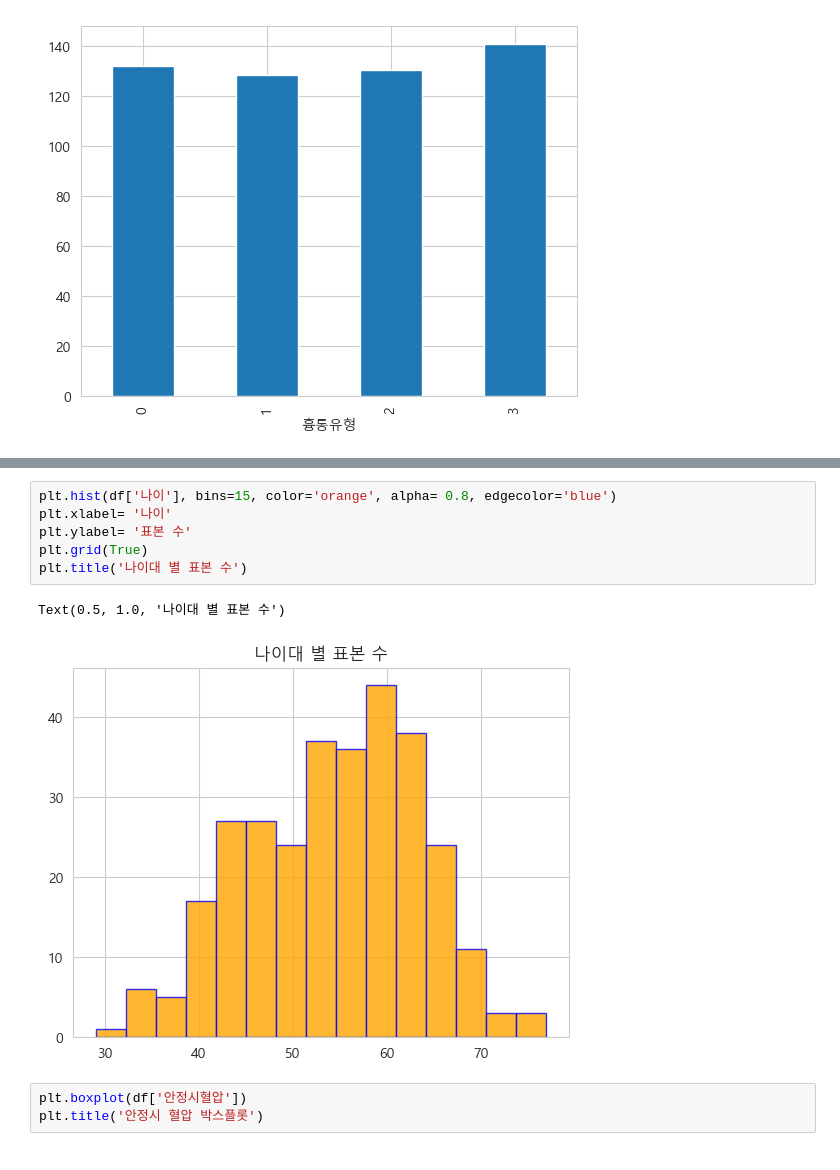
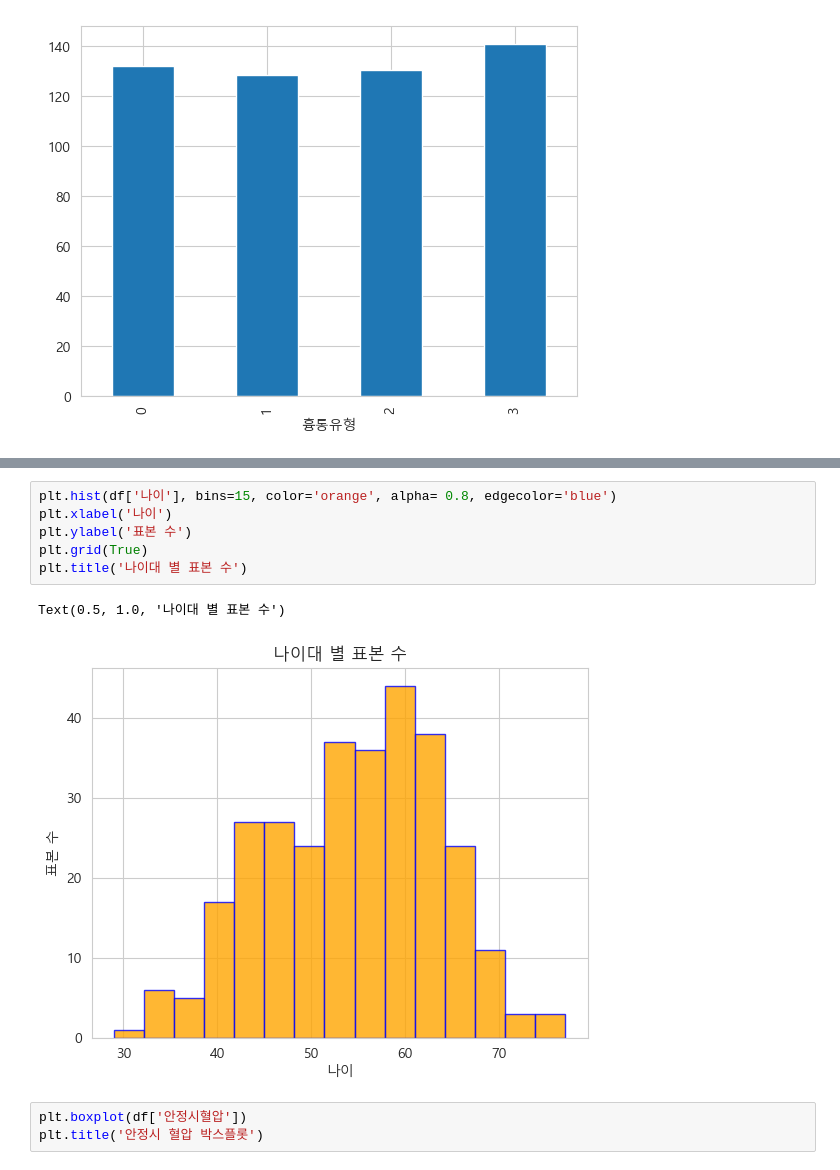
Before and after one commit to worldoftoddl/AICE-Associate-Study, a Jupyter notebook: 탐색적 데이터 분석 (시각화).ipynb, the cells around one changed output, grey strips where cells are left out. Saved outputs shown, nothing was run; the diff lists cells and outputs as text.

```diff
--- a/탐색적 데이터 분석 (시각화).ipynb
+++ b/탐색적 데이터 분석 (시각화).ipynb
@@ -182,12 +188,12 @@ Passing `palette` without assigning `hue` is deprecated and will be removed in v
 # %%
 plt.hist(df['나이'], bins=15, color='orange', alpha= 0.8, edgecolor='blue')
-plt.xlabel= '나이'
-plt.ylabel= '표본 수'
+plt.xlabel('나이')
+plt.ylabel('표본 수')
 plt.grid(True)
 plt.title('나이대 별 표본 수')
 # %% [output]
 Text(0.5, 1.0, '나이대 별 표본 수')
-[figure, old version]
+[figure, new version]
 # %%
 plt.boxplot(df['안정시혈압'])
 plt.title('안정시 혈압 박스플롯')
```
Also changed, not shown: parts of 18 cells of this notebook.
